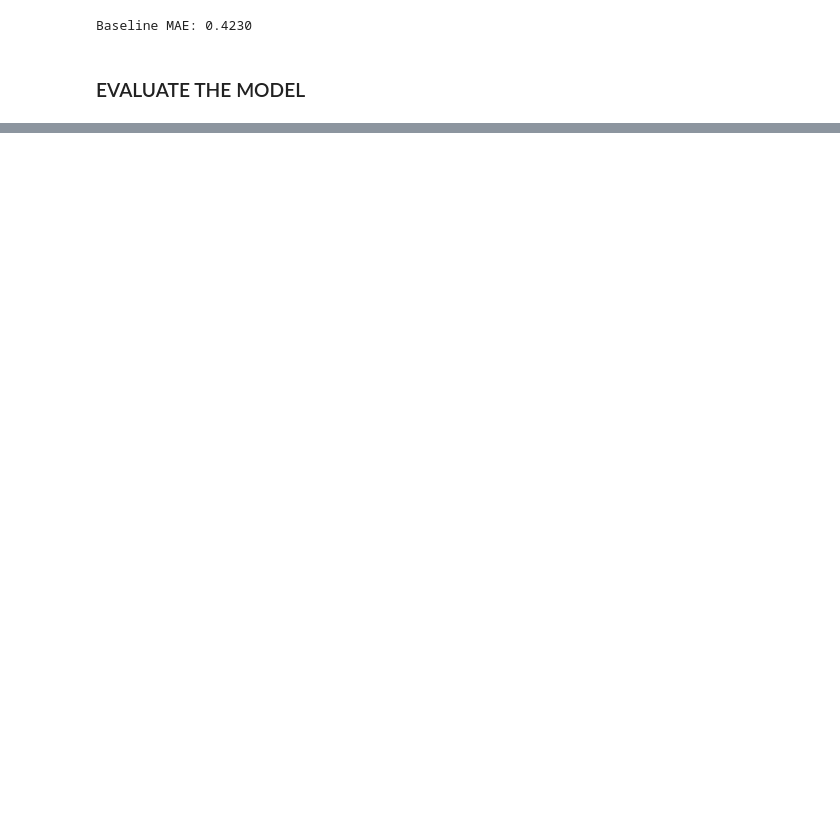
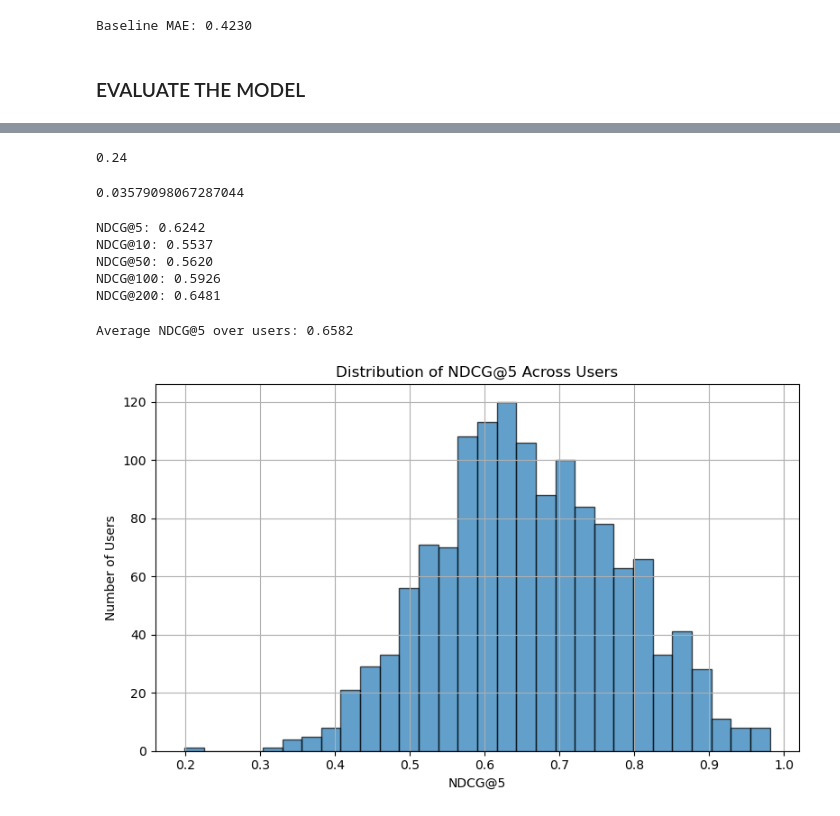
Before and after one commit to PamplemousseCru/FinalProject_2025_Matthias_Laithier, a Jupyter notebook: 04_model_development.ipynb, the cells around one changed output, grey strips where cells are left out. Cells and saved outputs as stored; diff of their text form; code cells hidden in the pictures; blank space fills up the shorter version.

```diff
--- a/04_model_development.ipynb
+++ b/04_model_development.ipynb
@@ -54,14 +54,14 @@ train_data.sample(5, random_state=SEED)
 # %%
-def to_dataset(df: pd.DataFrame) -> pd.DataFrame:
+def to_dataset(df: pd.DataFrame) -> tuple[np.ndarray, np.ndarray, np.ndarray]:
     target = "watch_ratio"
-    exclude = ["user_id", target]
+    exclude = ["user_id", "video_id", target]
     features = [col for col in df.columns if col not in exclude]
     X, y = df[features].values, df[target].values
-    return X, y
+    return X, y, df["video_id"].values
 
-X_train, y_train = to_dataset(train_data)
+X_train, y_train, _ = to_dataset(train_data)
 X_train, X_val, y_train, y_val = train_test_split(X_train, y_train, test_size=0.1, random_state=SEED)
-X_test, y_test = to_dataset(test_data)
+X_test, y_test, _ = to_dataset(test_data)
 
 scaler = StandardScaler()
 X_train = scaler.fit_transform(X_train)
@@ -73,11 +73,11 @@ model = models.Sequential([
 
     layers.Dense(256, activation='relu'),
     layers.BatchNormalization(),
-    layers.Dropout(0.2),
+    layers.Dropout(0.4),
 
     layers.Dense(128, activation='relu'),
     layers.BatchNormalization(),
-    layers.Dropout(0.2),
+    layers.Dropout(0.4),
 
     layers.Dense(128, activation='relu'),
     layers.Dense(1)
@@ -95,7 +95,7 @@ history = model.fit(
     X_train, y_train,
     validation_data=(X_val, y_val),
     epochs=10,
-    batch_size=1024,
+    batch_size=2048,
     callbacks=[keras.callbacks.EarlyStopping(patience=8, restore_best_weights=True)]
 )
 # %% [output]
@@ -156,0 +179,56 @@ print(sample_df)
+# %%
+precision_at_k(ground_truth, recommendations, 100)
+# %% [output]
+0.24
+# %%
+recall_at_k(ground_truth, recommendations, 100)
+# %% [output]
+0.03579098067287044
+# %%
+from sklearn.metrics import ndcg_score
+ndcg_5 = ndcg_score([yy], [yy_pred], k=5)
+ndcg_10 = ndcg_score([yy], [yy_pred], k=10)
+ndcg_50 = ndcg_score([yy], [yy_pred], k=50)
+ndcg_100 = ndcg_score([yy], [yy_pred], k=100)
+ndcg_200 = ndcg_score([yy], [yy_pred], k=200)
+
+print(f"NDCG@5: {ndcg_5:.4f}")
+print(f"NDCG@10: {ndcg_10:.4f}")
+print(f"NDCG@50: {ndcg_50:.4f}")
+print(f"NDCG@100: {ndcg_100:.4f}")
+print(f"NDCG@200: {ndcg_200:.4f}")
+# %% [output]
+NDCG@5: 0.6242
+NDCG@10: 0.5537
+NDCG@50: 0.5620
+NDCG@100: 0.5926
+NDCG@200: 0.6481
+# %%
+from tqdm import tqdm
+ndcg_5_list = []
+for user_id in tqdm(test_data["user_id"].unique()):
+    user_df = test_data[test_data["user_id"] == user_id]
+    X, y, _ = to_dataset(user_df)
+    X = scaler.transform(X)
+    y_pred = model.predict(X, batch_size=2048, verbose=False).flatten()
+
+    if len(y) >= 5:
+        ndcg_5_list.append(ndcg_score([y], [y_pred], k=5))
+
+avg_ndcg_5 = np.mean(ndcg_5_list)
+print(f"Average NDCG@5 over users: {avg_ndcg_5:.4f}")
+# %% [output]
+Average NDCG@5 over users: 0.6582
+# %%
+import matplotlib.pyplot as plt
+
+plt.figure(figsize=(8, 5))
+plt.hist(ndcg_5_list, bins=30, edgecolor='black', alpha=0.7)
+plt.title('Distribution of NDCG@5 Across Users')
+plt.xlabel('NDCG@5')
+plt.ylabel('Number of Users')
+plt.grid(True)
+plt.tight_layout()
+plt.show()
+# %% [output]
+[figure, added]
```
Also changed, not shown: parts of 9 cells of this notebook, 1 other file.
